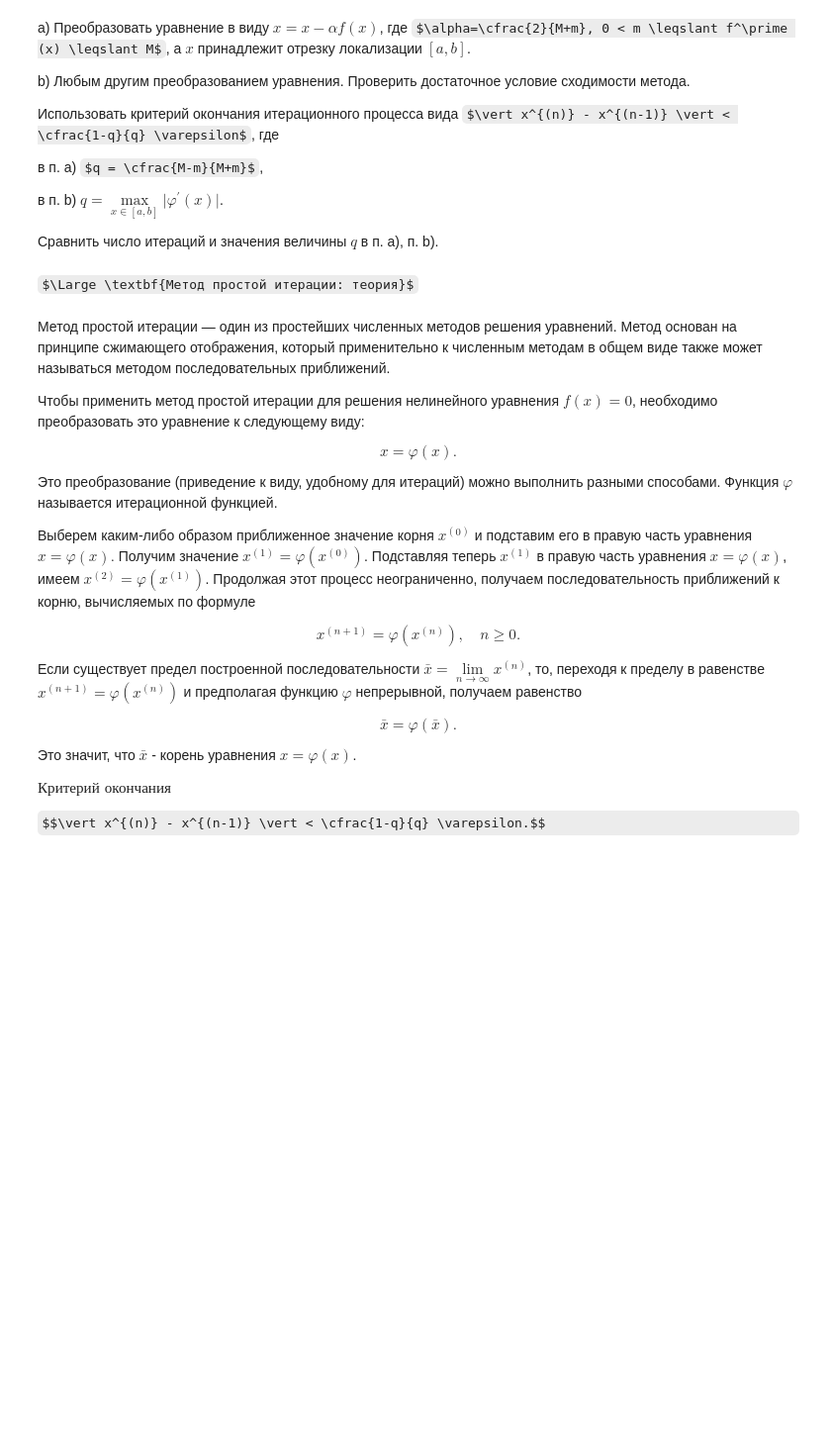
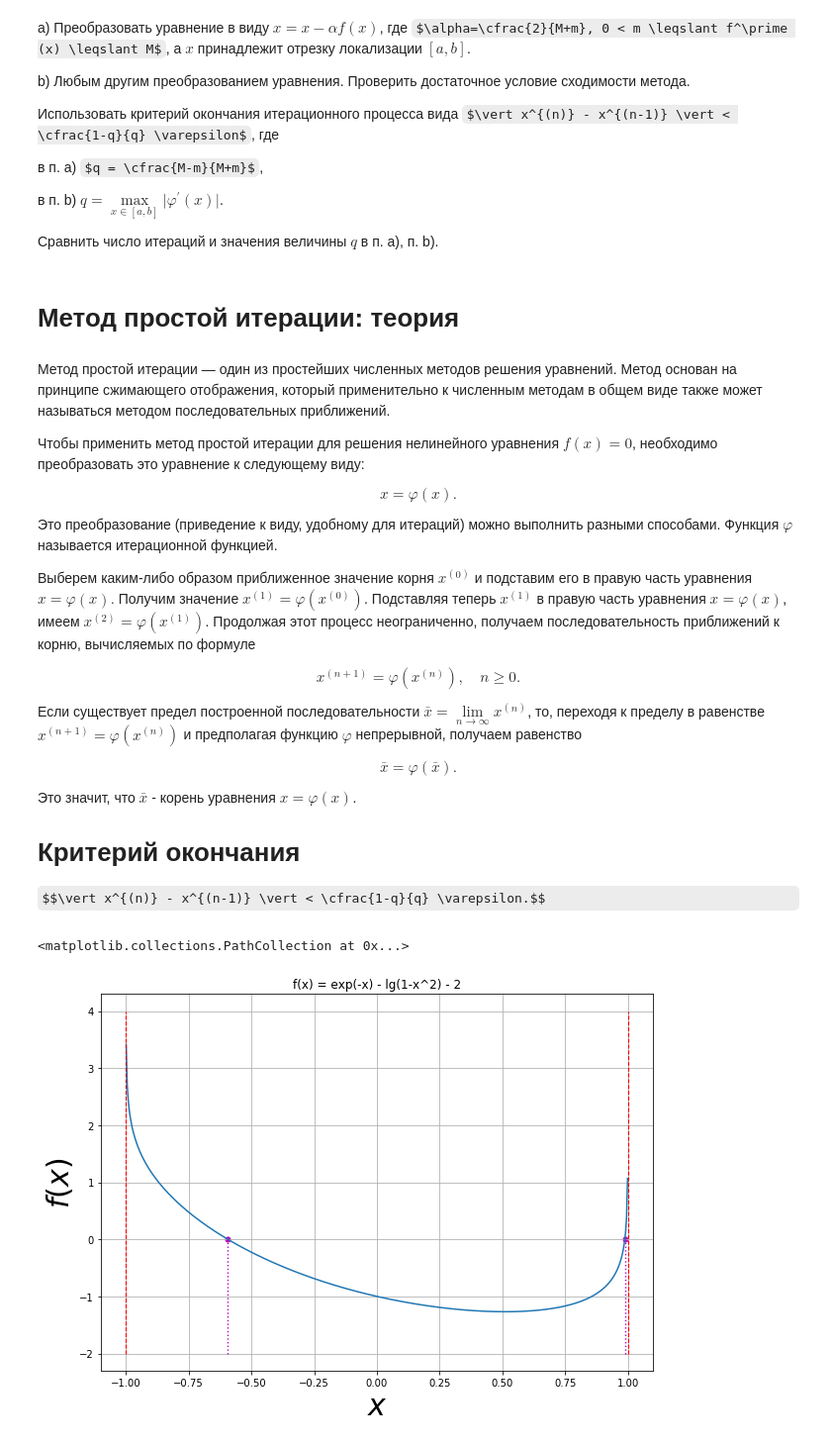
Before and after one commit to agavrilina/Numerical-Methods, a Jupyter notebook: 2.3.2.ipynb, the cells around one changed output. Shown at 99% size. Drawn from its saved outputs; the diff is of its cells as text; code cells hidden in the pictures; some formulas as TeX source; blank space fills up the shorter version.

```diff
--- a/2.3.2.ipynb
+++ b/2.3.2.ipynb
@@ -20,7 +22,7 @@ b) Любым другим преобразованием уравнения. П
 
 Сравнить число итераций и значения величины $q$ в п. a), п. b).
 # %% [markdown]
-$\Large \textbf{Метод простой итерации: теория}$
+# Метод простой итерации: теория
 # %% [markdown]
 Метод простой итерации — один из простейших численных методов решения уравнений. Метод основан на принципе сжимающего отображения, который применительно к численным методам в общем виде также может называться методом последовательных приближений.
 
@@ -40,7 +42,7 @@ $$\bar{x} = \varphi(\bar{x}).$$
 
 Это значит, что $\bar{x}$ - корень уравнения $x = \varphi(x)$.
 
-$\textbf{Критерий окончания}$
+# Критерий окончания
 
 $$\vert x^{(n)} - x^{(n-1)} \vert < \cfrac{1-q}{q} \varepsilon.$$
 # %%
@@ -53,0 +57,20 @@ from decimal import Decimal
+# %%
+x, s = np.linspace(-0.999, 0.999, 500, retstep=True)
+fx = np.exp(-x) - np.log10(1-x**2) - 2
+fdx = -np.exp(-x) + (2*x)/((1-x**2)*np.log(10))
+plt.figure(figsize=(10, 7))
+plt.plot(x, fx)
+plt.plot([-1, -1], [-2,  4], c='r', linestyle='--', linewidth = 1.1)
+plt.plot([1, 1], [-2, 4], c='r', linestyle='--', linewidth = 1.1) # асимптоты для красоты
+plt.plot([-0.5939, -0.5939], [-2, 0], c='m', linestyle=':', linewidth = 1.4)
+plt.plot([0.9881, 0.9881], [-2, 0], c='m', linestyle=':', linewidth = 1.4) # линии от корней
+plt.grid(True)
+plt.xlabel(r'$x$', fontsize=30)
+plt.ylabel(r'$f(x)$', fontsize=30)
+plt.title('f(x) = exp(-x) - lg(1-x^2) - 2')
+plt.scatter(0.9881, 0, c='m', s = 25)
+plt.scatter(-0.5939, 0, c='m', s = 25)
+#plt.scatter(x1, 0, c='r')
+# %% [output]
+<matplotlib.collections.PathCollection at 0x...>
+[figure, added]
```
Also changed, not shown: parts of 28 cells of this notebook.
